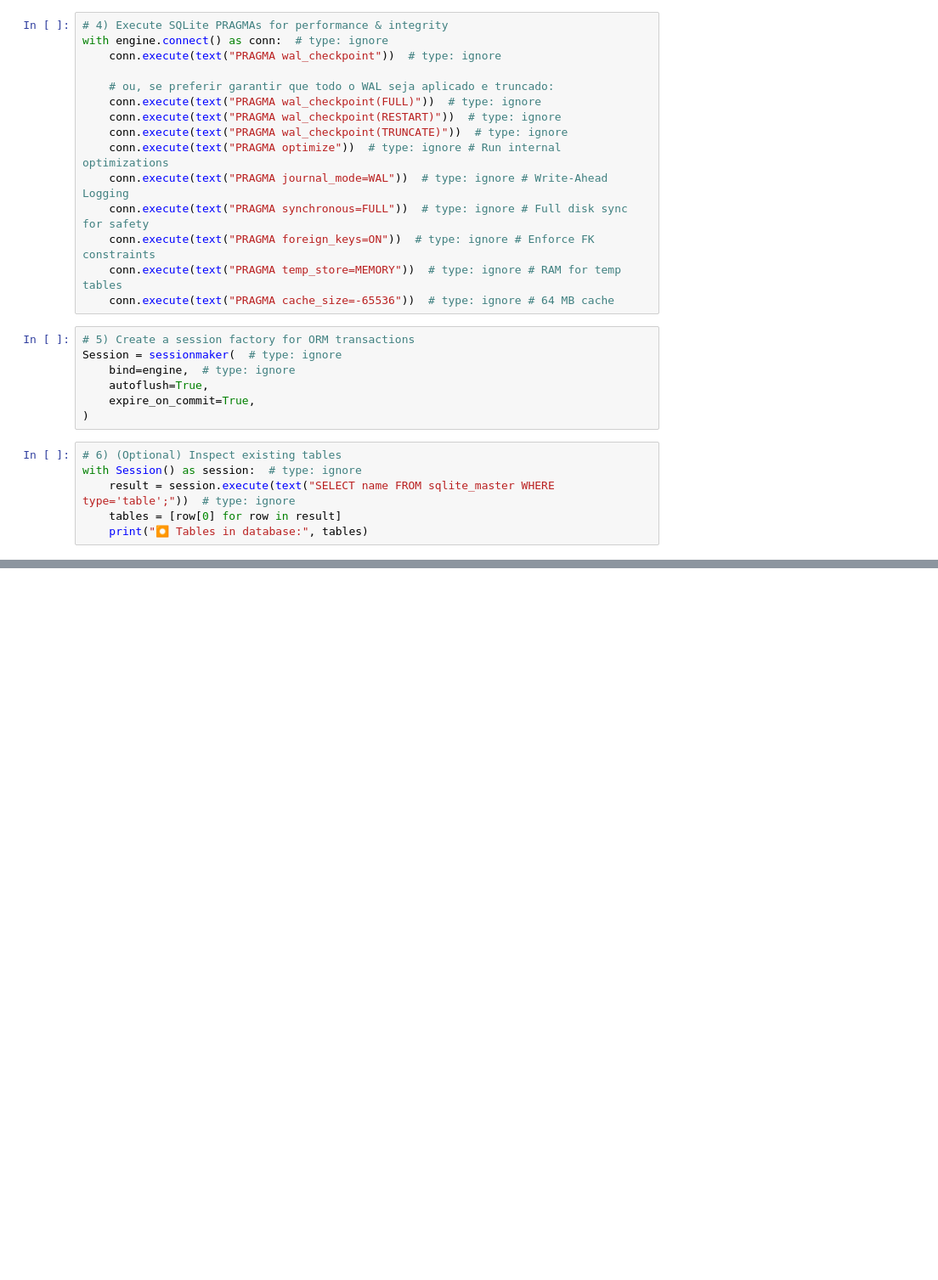
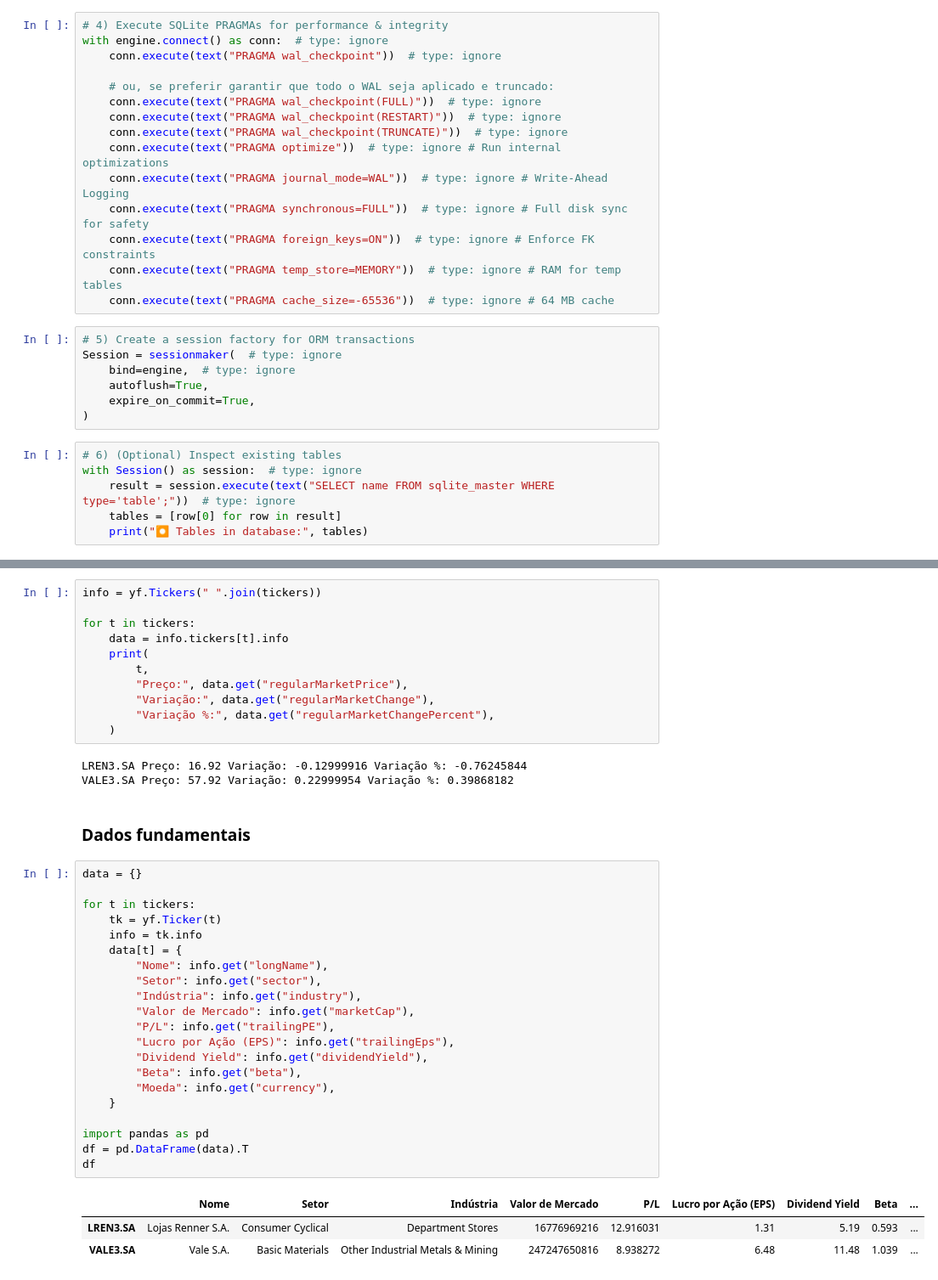
Before and after one commit to faustostangler/FLY, a Jupyter notebook: playgroung.ipynb, the cells around one changed output, grey strips where cells are left out. Shown: that part at 85% size. Saved outputs shown, nothing was run; the diff lists cells and outputs as text; blank space fills up the shorter version.

```diff
--- a/playgroung.ipynb
+++ b/playgroung.ipynb
@@ -47,0 +83,41 @@ with Session() as session:  # type: ignore
+# %%
+info = yf.Tickers(" ".join(tickers))
+
+for t in tickers:
+    data = info.tickers[t].info
+    print(
+        t,
+        "Preço:", data.get("regularMarketPrice"),
+        "Variação:", data.get("regularMarketChange"),
+        "Variação %:", data.get("regularMarketChangePercent"),
+    )
+# %% [output]
+LREN3.SA Preço: 16.92 Variação: -0.12999916 Variação %: -0.76245844
+VALE3.SA Preço: 57.92 Variação: 0.22999954 Variação %: 0.39868182
+# %% [markdown]
+### Dados fundamentais
+# %%
+data = {}
+
+for t in tickers:
+    tk = yf.Ticker(t)
+    info = tk.info
+    data[t] = {
+        "Nome": info.get("longName"),
+        "Setor": info.get("sector"),
+        "Indústria": info.get("industry"),
+        "Valor de Mercado": info.get("marketCap"),
+        "P/L": info.get("trailingPE"),
+        "Lucro por Ação (EPS)": info.get("trailingEps"),
+        "Dividend Yield": info.get("dividendYield"),
+        "Beta": info.get("beta"),
+        "Moeda": info.get("currency"),
+    }
+
+import pandas as pd
+df = pd.DataFrame(data).T
+df
+# %% [output]
+|  | Nome | Setor | Indústria | Valor de Mercado | P/L | Lucro por Ação (EPS) | Dividend Yield | Beta | ... |
+| LREN3.SA | Lojas Renner S.A. | Consumer Cyclical | Department Stores | 16776969216 | 12.916031 | 1.31 | 5.19 | 0.593 | ... |
+| VALE3.SA | Vale S.A. | Basic Materials | Other Industrial Metals & Mining | 247247650816 | 8.938272 | 6.48 | 11.48 | 1.039 | ... |
```
Also changed, not shown: parts of 10 cells of this notebook, 9 other files.
